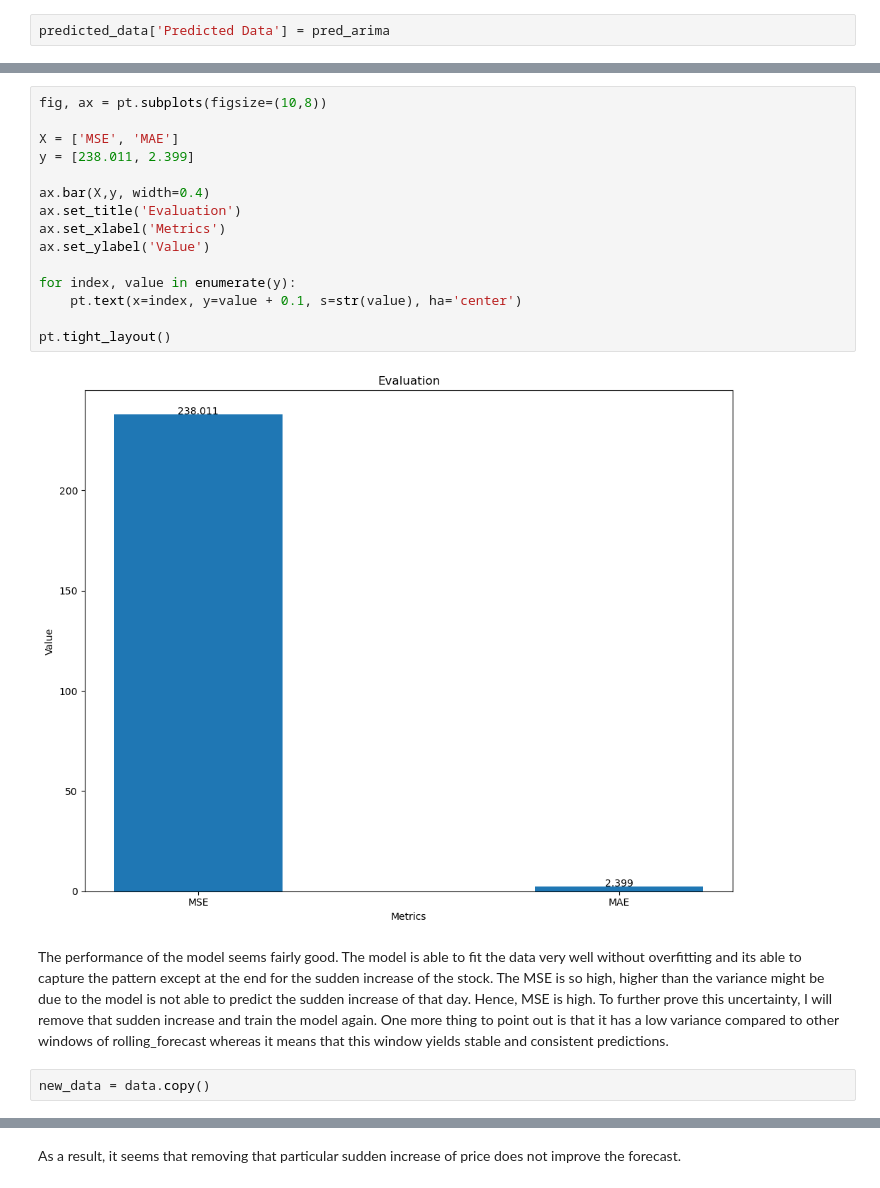
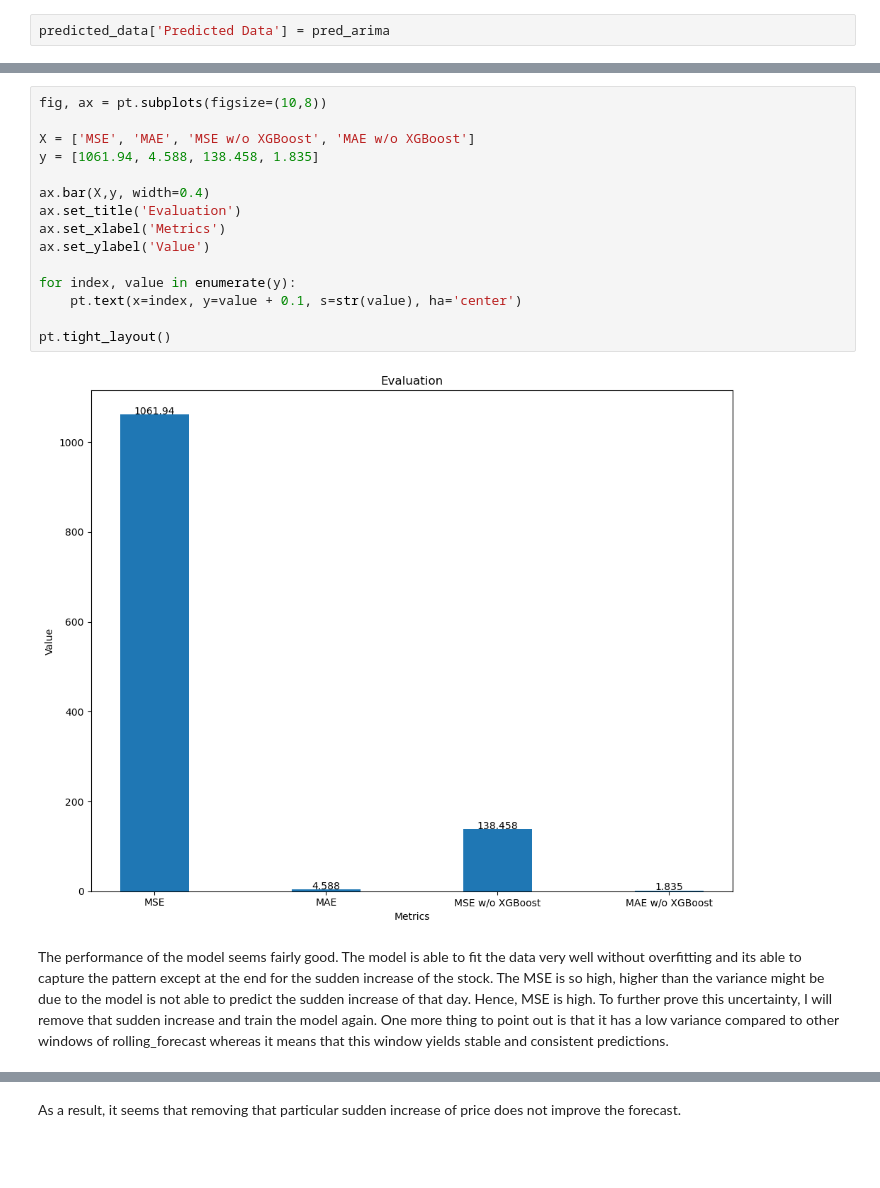
Before and after one commit to andrewyapppp/StockPredictions, a Jupyter notebook: Gamestop Stock.ipynb, the cells around one changed output, grey strips where cells are left out. Saved outputs shown, nothing was run; the diff lists cells and outputs as text; blank space fills up the shorter version.

```diff
--- a/Gamestop Stock.ipynb
+++ b/Gamestop Stock.ipynb
@@ -741,21 +721,19 @@ print(f' Variance: {var}')
 # %%
 fig, ax = pt.subplots(figsize=(10,8))
 
-X = ['MSE', 'MAE']
-y = [238.011, 2.399]
+X = ['MSE', 'MAE', 'MSE w/o XGBoost', 'MAE w/o XGBoost']
+y = [1061.94, 4.588, 138.458, 1.835]
 
 ax.bar(X,y, width=0.4)
 ax.set_title('Evaluation')
 ax.set_xlabel('Metrics')
 ax.set_ylabel('Value')
 
 for index, value in enumerate(y):
     pt.text(x=index, y=value + 0.1, s=str(value), ha='center')
 
 pt.tight_layout()
 # %% [output]
-[figure, old version]
+[figure, new version]
 # %% [markdown]
 The performance of the model seems fairly good. The model is able to fit the data very well without overfitting and its able to capture the pattern except at the end for the sudden increase of the stock. The MSE is so high, higher than the variance might be due to the model is not able to predict the sudden increase of that day. Hence, MSE is high. To further prove this uncertainty, I will remove that sudden increase and train the model again. One more thing to point out is that it has a low variance compared to other windows of rolling_forecast whereas it means that this window yields stable and consistent predictions.
-# %%
-new_data = data.copy()
```
Also changed, not shown: parts of 48 cells of this notebook, 7 other files.
